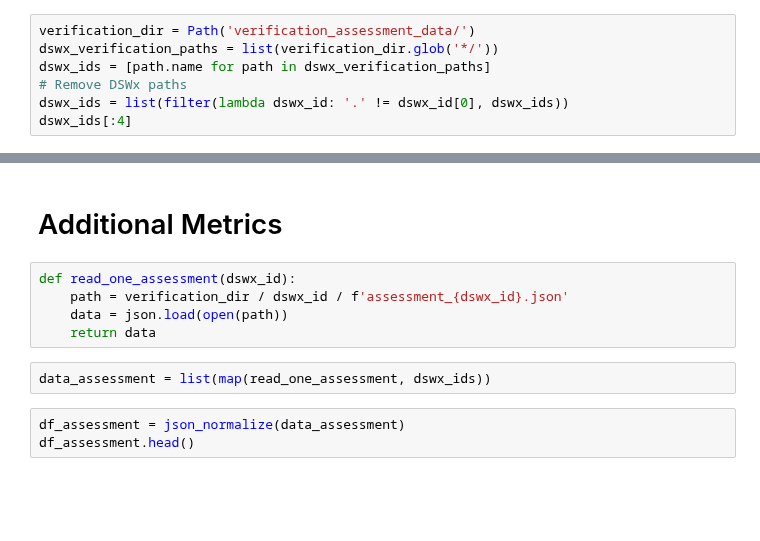
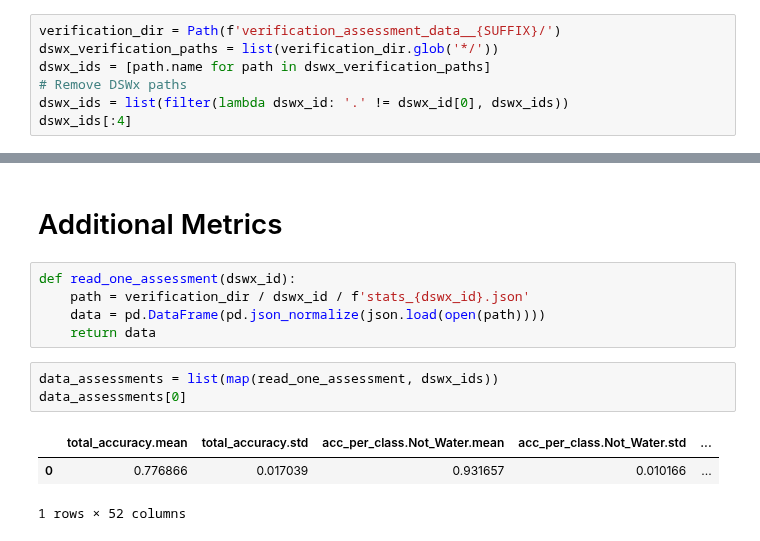
Before and after one commit to OPERA-Cal-Val/DSWx-HLS-Requirement-Verification, a Jupyter notebook: 1-Read_Verification.ipynb, the cells around one changed output, grey strips where cells are left out. Drawn from its saved outputs; the diff is of its cells as text; blank space fills up the shorter version.

```diff
--- a/1-Read_Verification.ipynb
+++ b/1-Read_Verification.ipynb
@@ -9,5 +14,5 @@ out_dir.mkdir(exist_ok=True)
 # %%
-verification_dir = Path('verification_assessment_data/')
+verification_dir = Path(f'verification_assessment_data__{SUFFIX}/')
 dswx_verification_paths = list(verification_dir.glob('*/'))
 dswx_ids = [path.name for path in dswx_verification_paths]
 # Remove DSWx paths
@@ -32,11 +47,13 @@ df.to_csv(out_dir / 'verification_results.csv', index=False)
 # Additional Metrics
 # %%
 def read_one_assessment(dswx_id):
-    path = verification_dir / dswx_id / f'assessment_{dswx_id}.json'
-    data = json.load(open(path))
+    path = verification_dir / dswx_id / f'stats_{dswx_id}.json'
+    data = pd.DataFrame(pd.json_normalize(json.load(open(path))))
     return data
 # %%
-data_assessment = list(map(read_one_assessment, dswx_ids))
+data_assessments = list(map(read_one_assessment, dswx_ids))
+data_assessments[0]
+# %% [output]
+|  | total_accuracy.mean | total_accuracy.std | acc_per_class.Not_Water.mean | acc_per_class.Not_Water.std | ... |
+| 0 | 0.776866 | 0.017039 | 0.931657 | 0.010166 | ... |
+1 rows × 52 columns
-# %%
-df_assessment = json_normalize(data_assessment)
-df_assessment.head()
```
Also changed, not shown: parts of 7 cells of this notebook, 2 other files.
